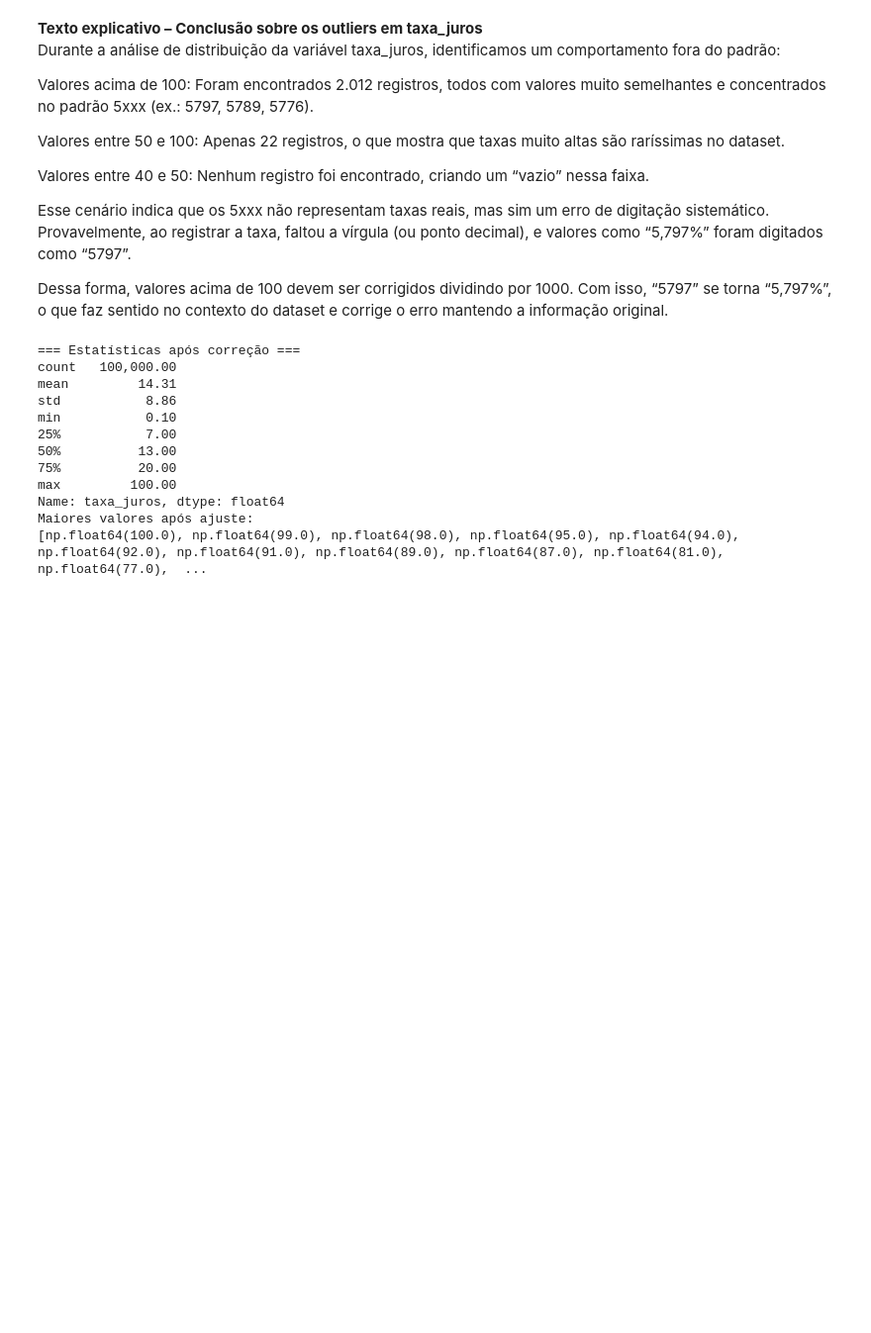
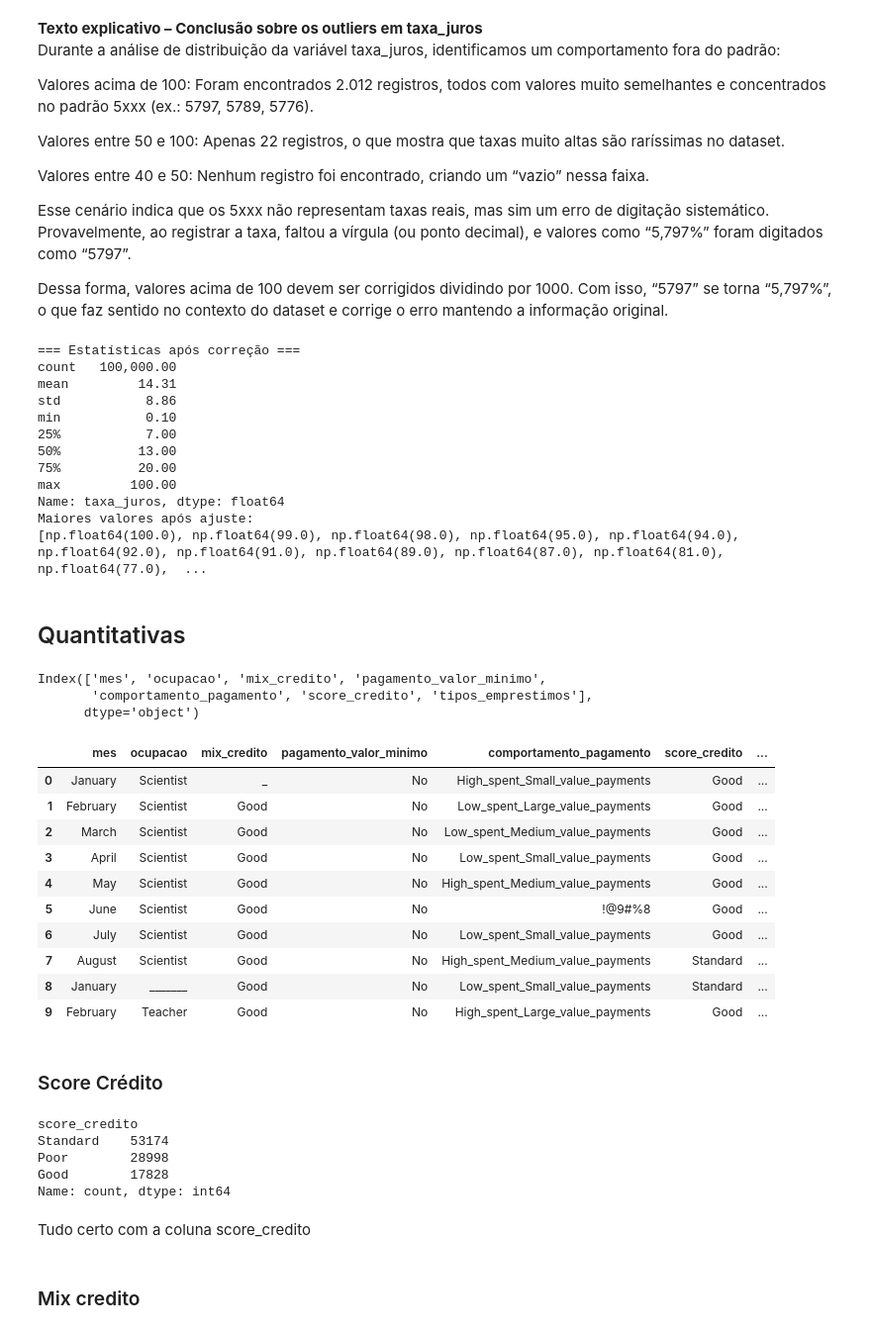
Before and after one commit to DanielllCouto/quantum-finance-credit-score, a Jupyter notebook: notebooks/processamento-dados.ipynb, the cells around one changed output. Shown: that part at 99% size. Drawn from its saved outputs; the diff is of its cells as text; code cells hidden in the pictures; blank space fills up the shorter version.

```diff
--- a/notebooks/processamento-dados.ipynb
+++ b/notebooks/processamento-dados.ipynb
@@ -1977,3 +1995,39 @@ max         100.00
 Name: taxa_juros, dtype: float64
 Maiores valores após ajuste:
 [np.float64(100.0), np.float64(99.0), np.float64(98.0), np.float64(95.0), np.float64(94.0), np.float64(92.0), np.float64(91.0), np.float64(89.0), np.float64(87.0), np.float64(81.0), np.float64(77.0),  ...
+# %% [markdown]
+## Quantitativas
+# %%
+df_categoricas.columns
+# %% [output]
+Index(['mes', 'ocupacao', 'mix_credito', 'pagamento_valor_minimo',
+       'comportamento_pagamento', 'score_credito', 'tipos_emprestimos'],
+      dtype='object')
+# %%
+df_categoricas.head(10)
+# %% [output]
+|  | mes | ocupacao | mix_credito | pagamento_valor_minimo | comportamento_pagamento | score_credito | ... |
+| 0 | January | Scientist | _ | No | High_spent_Small_value_payments | Good | ... |
+| 1 | February | Scientist | Good | No | Low_spent_Large_value_payments | Good | ... |
+| 2 | March | Scientist | Good | No | Low_spent_Medium_value_payments | Good | ... |
+| 3 | April | Scientist | Good | No | Low_spent_Small_value_payments | Good | ... |
+| 4 | May | Scientist | Good | No | High_spent_Medium_value_payments | Good | ... |
+| 5 | June | Scientist | Good | No | !@9#%8 | Good | ... |
+| 6 | July | Scientist | Good | No | Low_spent_Small_value_payments | Good | ... |
+| 7 | August | Scientist | Good | No | High_spent_Medium_value_payments | Standard | ... |
+| 8 | January | _______ | Good | No | Low_spent_Small_value_payments | Standard | ... |
+| 9 | February | Teacher | Good | No | High_spent_Large_value_payments | Good | ... |
+# %% [markdown]
+### Score Crédito
+# %%
+df_categoricas.score_credito.value_counts().head(20)
+# %% [output]
+score_credito
+Standard    53174
+Poor        28998
+Good        17828
+Name: count, dtype: int64
+# %% [markdown]
+Tudo certo com a coluna score_credito
+# %% [markdown]
+### Mix credito
```
Also changed, not shown: parts of 41 cells of this notebook.
